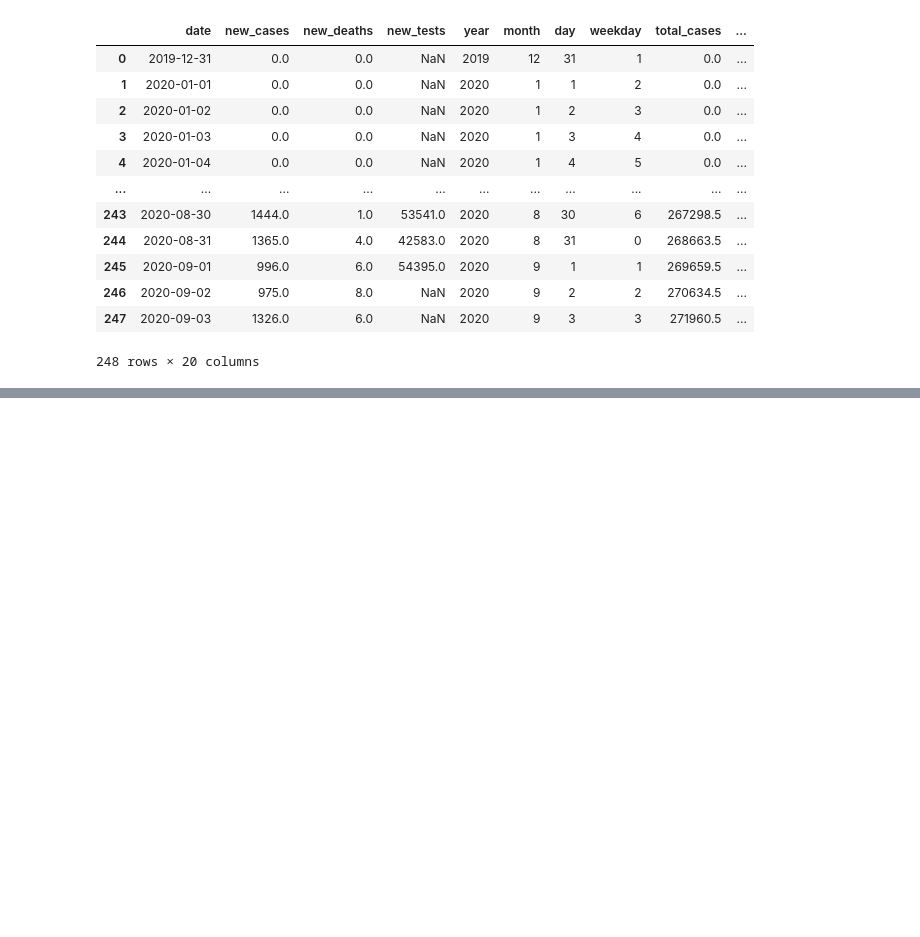
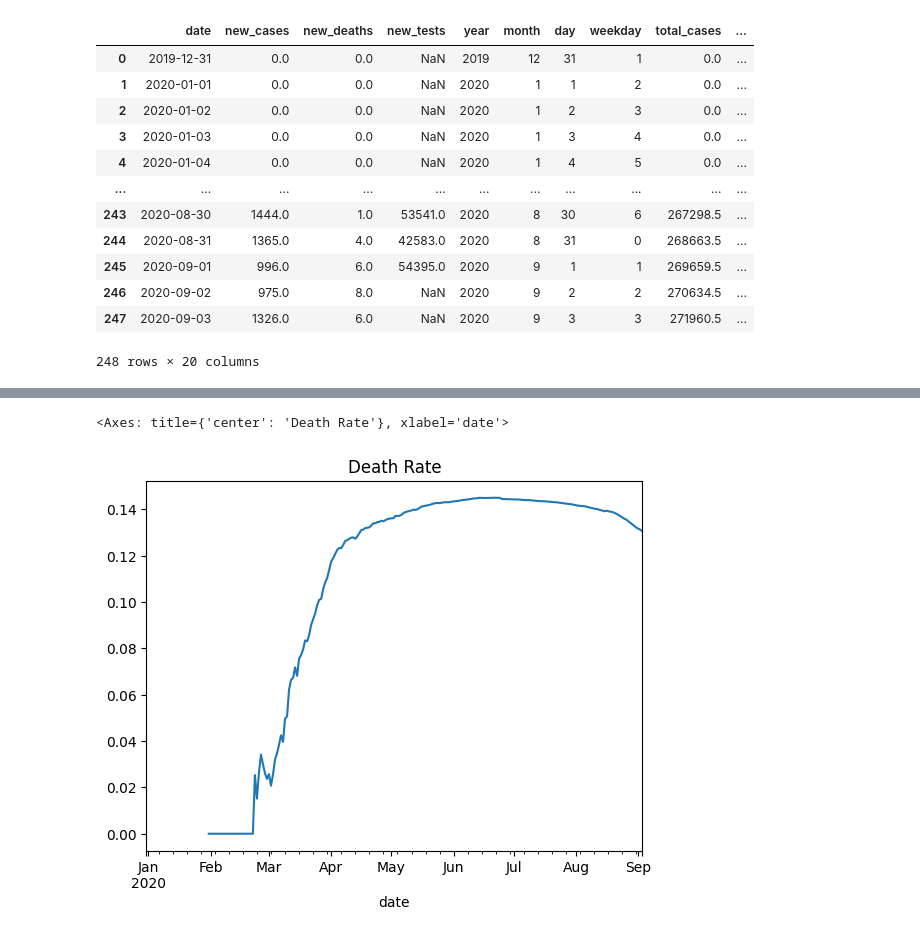
Before and after one commit to MitulPatil/Data-Analysis-with-Python, a Jupyter notebook: Pandaslibrary.ipynb, the cells around one changed output, grey strips where cells are left out. Drawn from its saved outputs; the diff is of its cells as text; code cells hidden in the pictures; blank space fills up the shorter version.

```diff
--- a/Pandaslibrary.ipynb
+++ b/Pandaslibrary.ipynb
@@ -996,0 +1093,5 @@ merged_df
+# %%
+death_rate.plot(title='Death Rate')
+# %% [output]
+<Axes: title={'center': 'Death Rate'}, xlabel='date'>
+[figure, added]
```
Also changed, not shown: parts of 20 cells of this notebook, 1 other file.
